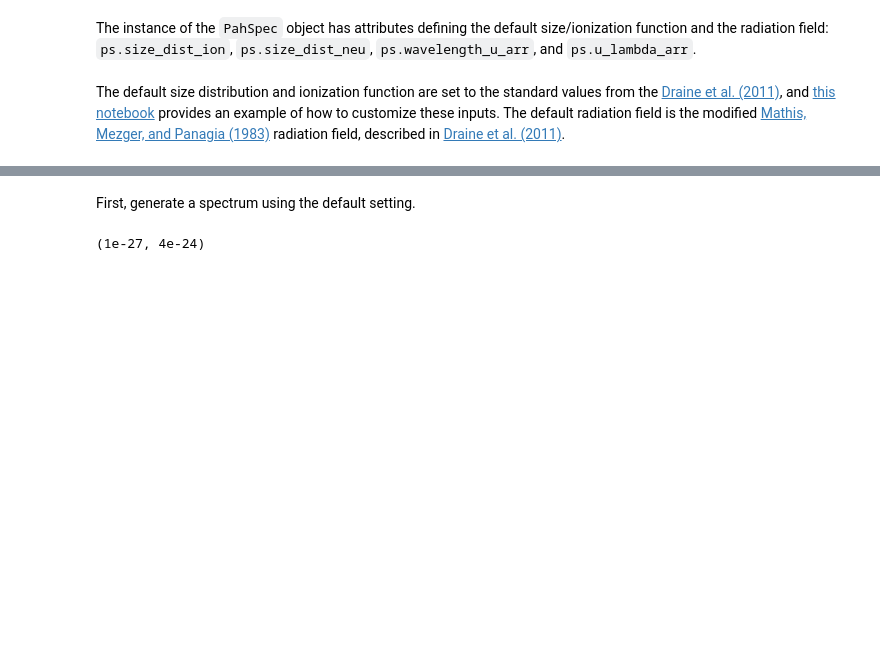
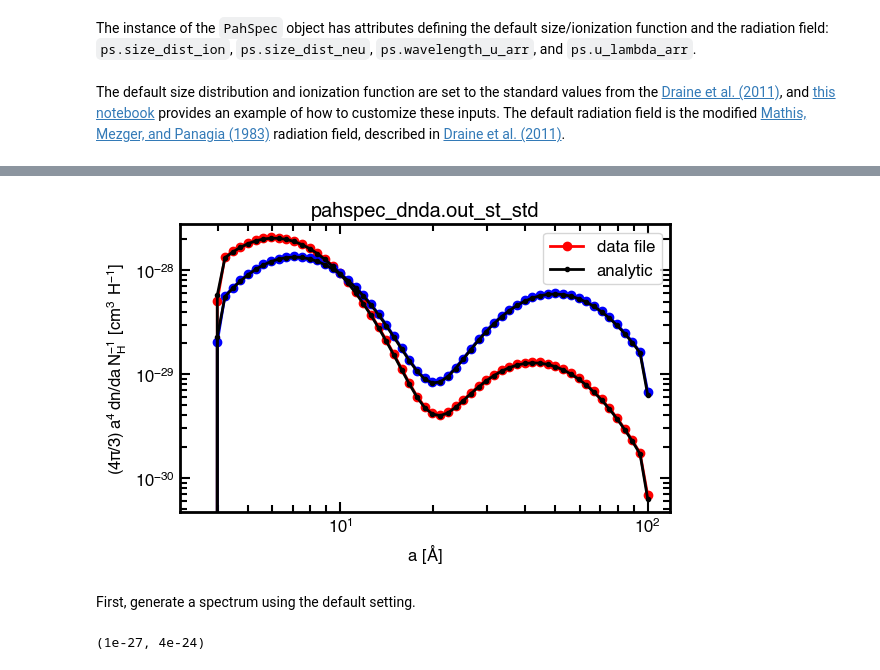
Before and after one commit to helenarichie/pah_spec, a Jupyter notebook: examples/generate_spectrum_example.ipynb, the cells around one changed output, grey strips where cells are left out. Cells and saved outputs as stored; diff of their text form; code cells hidden in the pictures; blank space fills up the shorter version.

```diff
--- a/examples/generate_spectrum_example.ipynb
+++ b/examples/generate_spectrum_example.ipynb
@@ -147,3 +154,27 @@ plt.tight_layout()
+# %%
+dlna = np.log(ps.grain_sizes[-1] / ps.grain_sizes[0]) / len(ps.grain_sizes)
+dlna = np.log(10) / 40
+dnda_neu = ps.size_dist_neu / (dlna * ps.grain_sizes.to(u.cm))
+dnda_ion = ps.size_dist_ion / (dlna * ps.grain_sizes.to(u.cm))
+
+dn_neu_a, dn_ion_a = pah_spec.calc_dn(ps.grain_sizes)
+
+dnda_neu_a = dn_neu_a / (dlna * ps.grain_sizes.to(u.cm))
+dnda_ion_a = dn_ion_a / (dlna * ps.grain_sizes.to(u.cm))
+
+fig, ax = plt.subplots(1, 1, figsize=(6, 4))
+ax.loglog(ps.grain_sizes, dnda_neu * np.pi * (4 / 3) * ps.grain_sizes.to(u.cm) ** 4, marker="o", label="data file", color="red")
+ax.loglog(ps.grain_sizes, dnda_ion * np.pi * (4 / 3) * ps.grain_sizes.to(u.cm) ** 4, marker="o", color="blue")
+ax.loglog(ps.grain_sizes, dnda_neu_a * np.pi * (4 / 3) * ps.grain_sizes.to(u.cm) ** 4, marker=".", label="analytic", color="black")
+ax.loglog(ps.grain_sizes, dnda_ion_a * np.pi * (4 / 3) * ps.grain_sizes.to(u.cm) ** 4, marker=".", color="black")
+ax.set_xlabel(r"$a~[\AA]$")
+ax.set_ylabel(r"$(4\pi/3)\,a^4\,dn/da\,N_H^{-1}~[cm^3~H^{-1}]$")
+ax.set_title("pahspec_dnda.out_st_std")
+ax.legend()
+plt.tight_layout()
+plt.savefig("/Users/helenarichie/Desktop/dnda.png")
+# %% [output]
+[figure, added]
 # %% [markdown]
 First, generate a spectrum using the default setting.
 # %%
```
Also changed, not shown: parts of 2 cells of this notebook, 1 other file.
